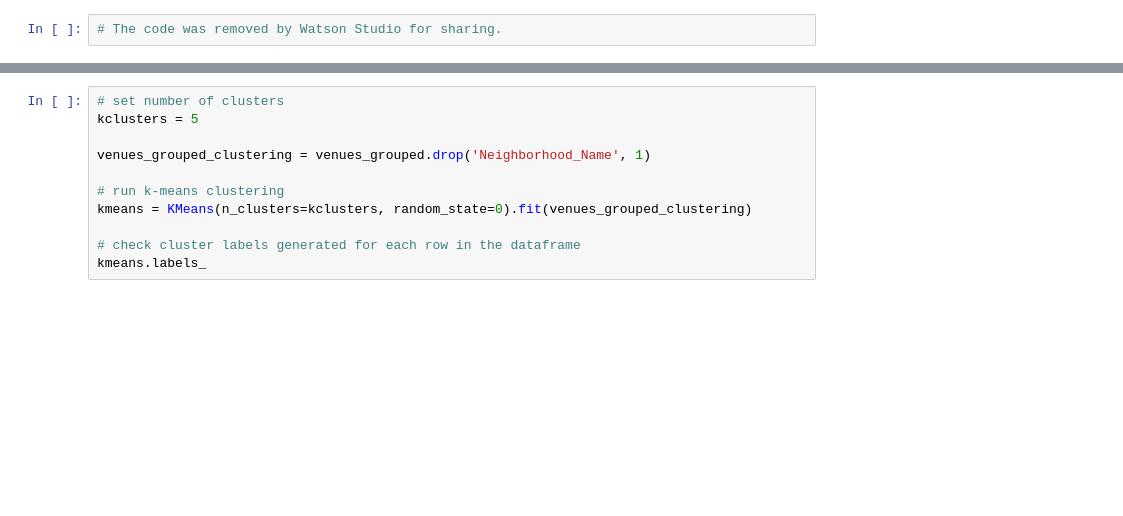
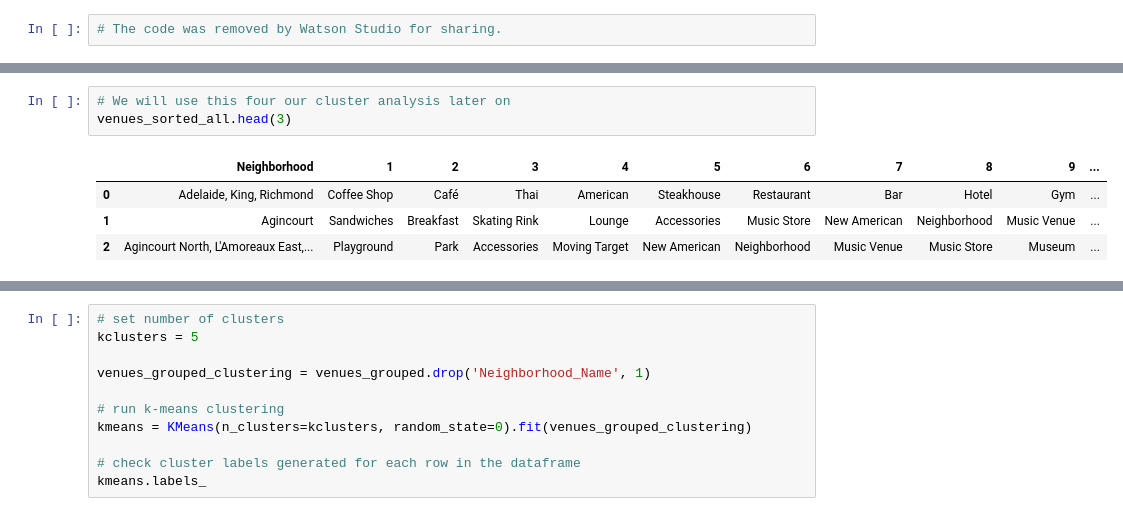
Before and after one commit to sudheergithub/Coursera-Data-Science-Capstone, a Jupyter notebook: Week 3 Captstone Assignment.ipynb, the cells around one changed output, grey strips where cells are left out. Saved outputs shown, nothing was run; the diff lists cells and outputs as text; blank space fills up the shorter version.

```diff
--- a/Week 3 Captstone Assignment.ipynb
+++ b/Week 3 Captstone Assignment.ipynb
@@ -243,0 +348,8 @@ venuesrankeddf_all.sort_values(by = ['frequency','Neighborhood'],ascending = Fal
+# %%
+# We will use this four our cluster analysis later on
+venues_sorted_all.head(3)
+# %% [output]
+|  | Neighborhood | 1 | 2 | 3 | 4 | 5 | 6 | 7 | 8 | 9 | ... |
+| 0 | Adelaide, King, Richmond | Coffee Shop | Café | Thai | American | Steakhouse | Restaurant | Bar | Hotel | Gym | ... |
+| 1 | Agincourt | Sandwiches | Breakfast | Skating Rink | Lounge | Accessories | Music Store | New American | Neighborhood | Music Venue | ... |
+| 2 | Agincourt North, L'Amoreaux East,... | Playground | Park | Accessories | Moving Target | New American | Neighborhood | Music Venue | Music Store | Museum | ... |
```
Also changed, not shown: parts of 53 cells of this notebook.
